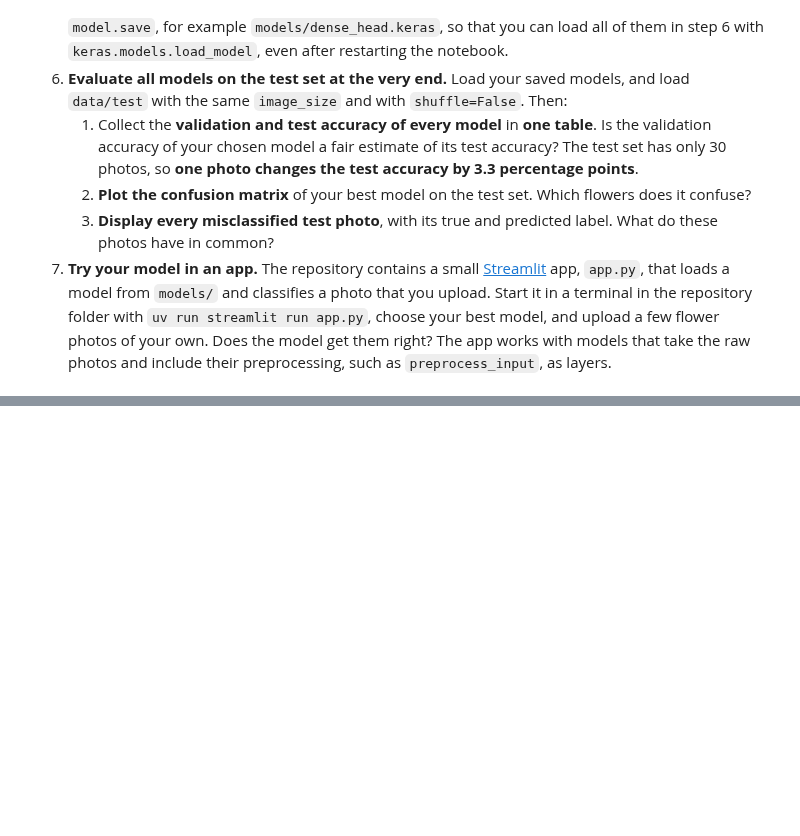
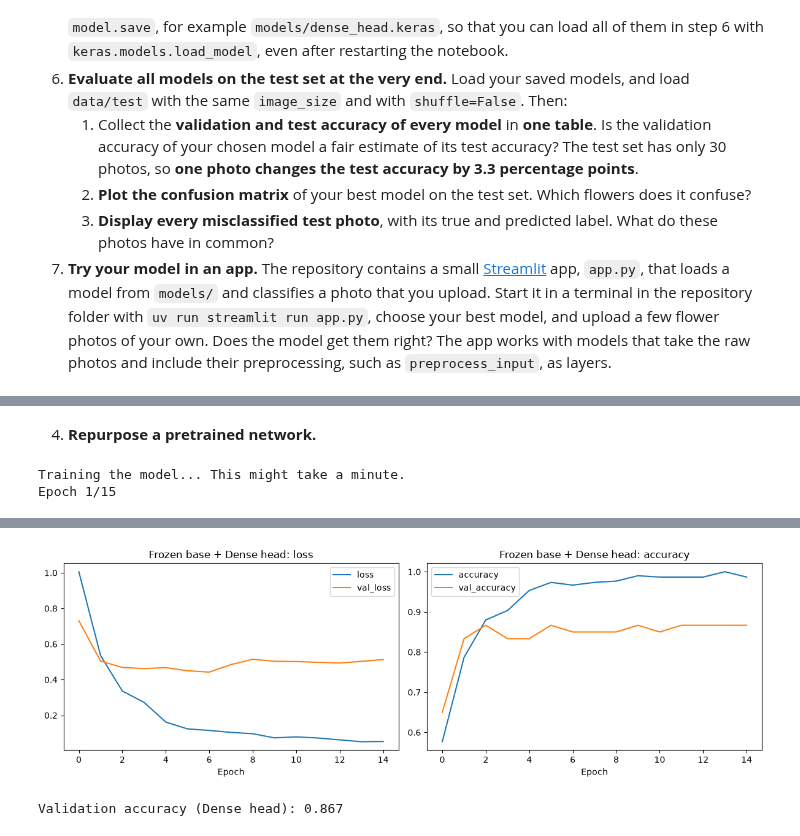
Before and after one commit to NicolaiTurcan/amle-project-flowers, a Jupyter notebook: 01_flower_classification_project.ipynb, the cells around one changed output, grey strips where cells are left out. Drawn from its saved outputs; the diff is of its cells as text; code cells hidden in the pictures; blank space fills up the shorter version.

```diff
--- a/01_flower_classification_project.ipynb
+++ b/01_flower_classification_project.ipynb
@@ -62,0 +139,71 @@ from sklearn.metrics import accuracy_score, ConfusionMatrixDisplay
+# %% [markdown]
+4. **Repurpose a pretrained network.**
+# %%
+# Create the base model from the pre-trained MobileNetV2
+base_model = mobilenet_v2.MobileNetV2(
+    include_top=False,
+    weights="imagenet",
+    input_shape=IMAGE_SIZE + (3,),
+    pooling="avg"
+)
+
+# Freeze the base model so its weights are not updated during training
+base_model.trainable = False
+
+# Build the model using Sequential API
+model_dense_head = keras.Sequential([
+    keras.Input(shape=IMAGE_SIZE + (3,)),
+
+    # Preprocessing layer: scales pixel values from [0, 255] to [-1, 1]
+    # This is exactly what mobilenet_v2.preprocess_input does
+    keras.layers.Rescaling(scale=1 / 127.5, offset=-1),
+
+    # The frozen convolutional base
+    base_model,
+
+    # Dense head with Dropout for regularization
+    keras.layers.Dropout(0.2),
+    keras.layers.Dense(units=3, activation="softmax")
+])
+
+# Compile the model
+model_dense_head.compile(
+    loss="sparse_categorical_crossentropy",
+    optimizer=keras.optimizers.Adam(learning_rate=1e-3),
+    metrics=["accuracy"]
+)
+
+print("Training the model... This might take a minute.")
+
+# Train the model
+history_dense = model_dense_head.fit(
+    train_ds,
+    validation_data=valid_ds,
+    epochs=15,
+    verbose=1
+)
+
+# Function to plot learning curves
+def plot_curves(history_dict, title):
+    """Plot the training and validation loss and accuracy."""
+    logs = pd.DataFrame(history_dict.history, index=history_dict.epoch)
+    fig, (ax_loss, ax_acc) = plt.subplots(1, 2, figsize=(12, 4))
+    logs[["loss", "val_loss"]].plot(ax=ax_loss, xlabel="Epoch", title=f"{title}: loss")
+    logs[["accuracy", "val_accuracy"]].plot(ax=ax_acc, xlabel="Epoch", title=f"{title}: accuracy")
+    plt.tight_layout()
+    plt.show()
+
+# Plot the curves
+plot_curves(history_dense, "Frozen base + Dense head")
+
+# Save the model into the models/ directory as required for step 6 and app.py
+Path("models").mkdir(exist_ok=True)
+model_dense_head.save("models/dense_head.keras")
+
+# Store results to compare later
+results = {}
+results["Dense head"] = model_dense_head.evaluate(valid_ds, verbose=0)[1]
+print(f"\nValidation accuracy (Dense head): {results['Dense head']:.3f}")
+# %% [output]
+Training the model... This might take a minute.
+Epoch 1/15
@@ -62,0 +227,2 @@ from sklearn.metrics import accuracy_score, ConfusionMatrixDisplay
+[figure, added]
+Validation accuracy (Dense head): 0.867
```
Also changed, not shown: parts of 13 cells of this notebook.
